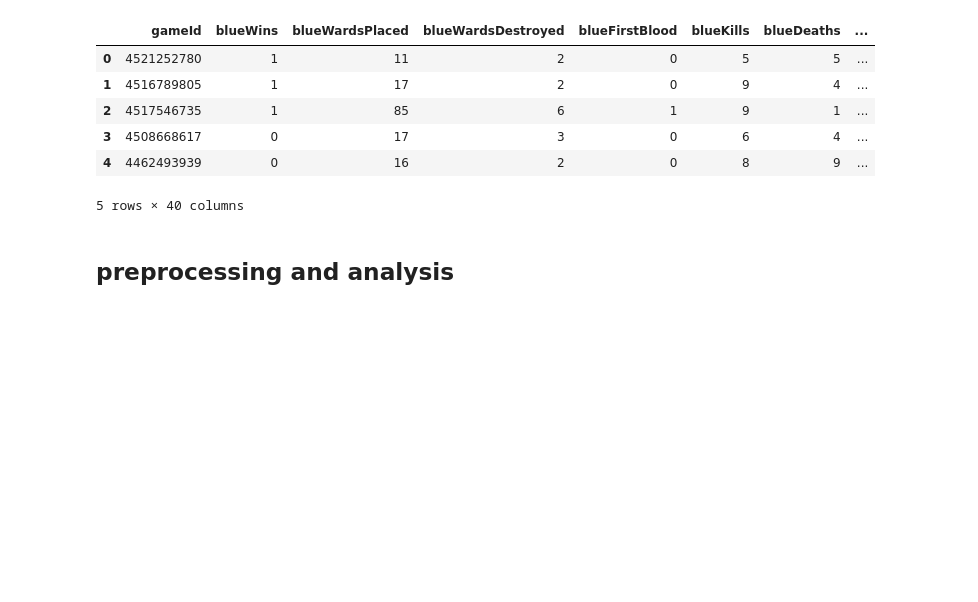
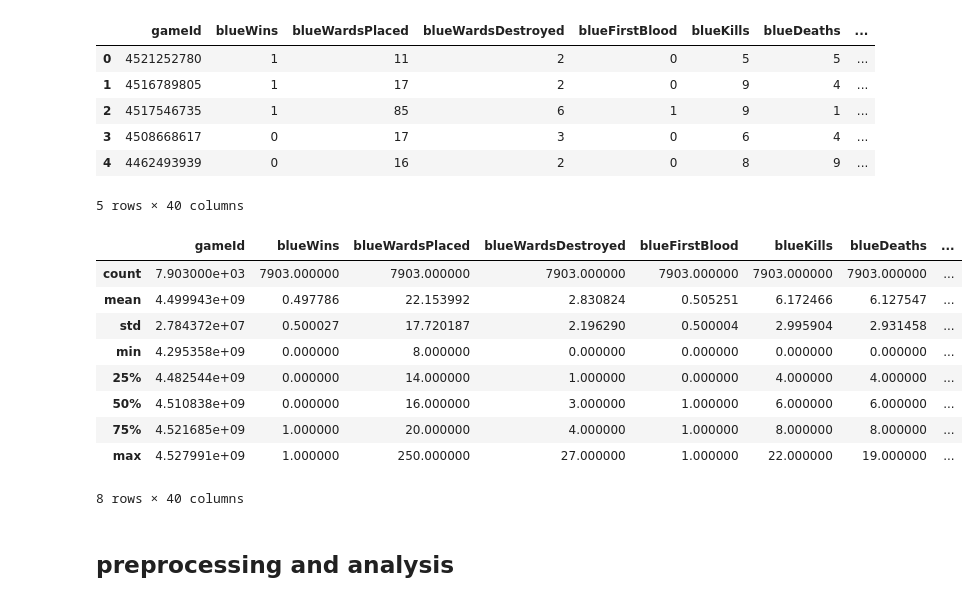
Before and after one commit to mabobakr/LOL-winning-prediction, a Jupyter notebook: lol-classifiers.ipynb, the cells around one changed output. Cells and saved outputs as stored; diff of their text form; code cells hidden in the pictures; blank space fills up the shorter version.

```diff
--- a/lol-classifiers.ipynb
+++ b/lol-classifiers.ipynb
@@ -31,6 +35,19 @@ data.head()
 | 3 | 4508668617 | 0 | 17 | 3 | 0 | 6 | 4 | ... |
 | 4 | 4462493939 | 0 | 16 | 2 | 0 | 8 | 9 | ... |
 5 rows × 40 columns
+# %%
+data.describe()
+# %% [output]
+|  | gameId | blueWins | blueWardsPlaced | blueWardsDestroyed | blueFirstBlood | blueKills | blueDeaths | ... |
+| count | 7.903000e+03 | 7903.000000 | 7903.000000 | 7903.000000 | 7903.000000 | 7903.000000 | 7903.000000 | ... |
+| mean | 4.499943e+09 | 0.497786 | 22.153992 | 2.830824 | 0.505251 | 6.172466 | 6.127547 | ... |
+| std | 2.784372e+07 | 0.500027 | 17.720187 | 2.196290 | 0.500004 | 2.995904 | 2.931458 | ... |
+| min | 4.295358e+09 | 0.000000 | 8.000000 | 0.000000 | 0.000000 | 0.000000 | 0.000000 | ... |
+| 25% | 4.482544e+09 | 0.000000 | 14.000000 | 1.000000 | 0.000000 | 4.000000 | 4.000000 | ... |
+| 50% | 4.510838e+09 | 0.000000 | 16.000000 | 3.000000 | 1.000000 | 6.000000 | 6.000000 | ... |
+| 75% | 4.521685e+09 | 1.000000 | 20.000000 | 4.000000 | 1.000000 | 8.000000 | 8.000000 | ... |
+| max | 4.527991e+09 | 1.000000 | 250.000000 | 27.000000 | 1.000000 | 22.000000 | 19.000000 | ... |
+8 rows × 40 columns
 # %%
 X,y = separate_feature_label(data, "blueWins")
 # %% [markdown]
```
Also changed, not shown: parts of 7 cells of this notebook.
